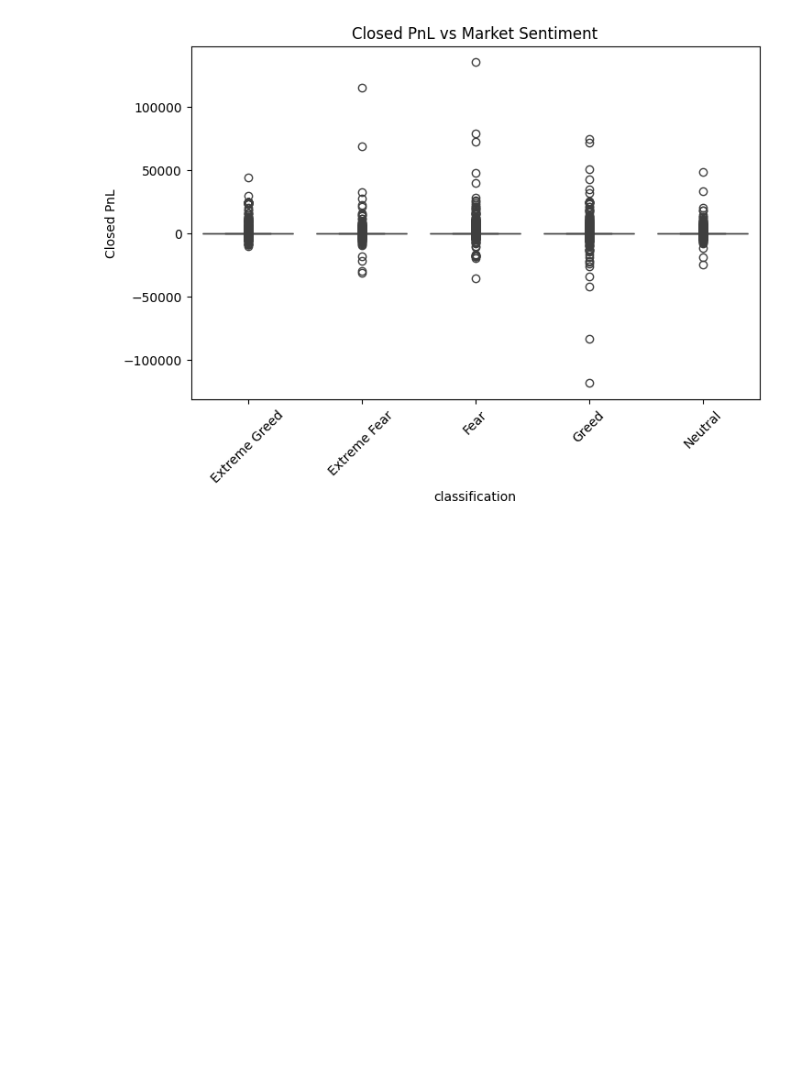
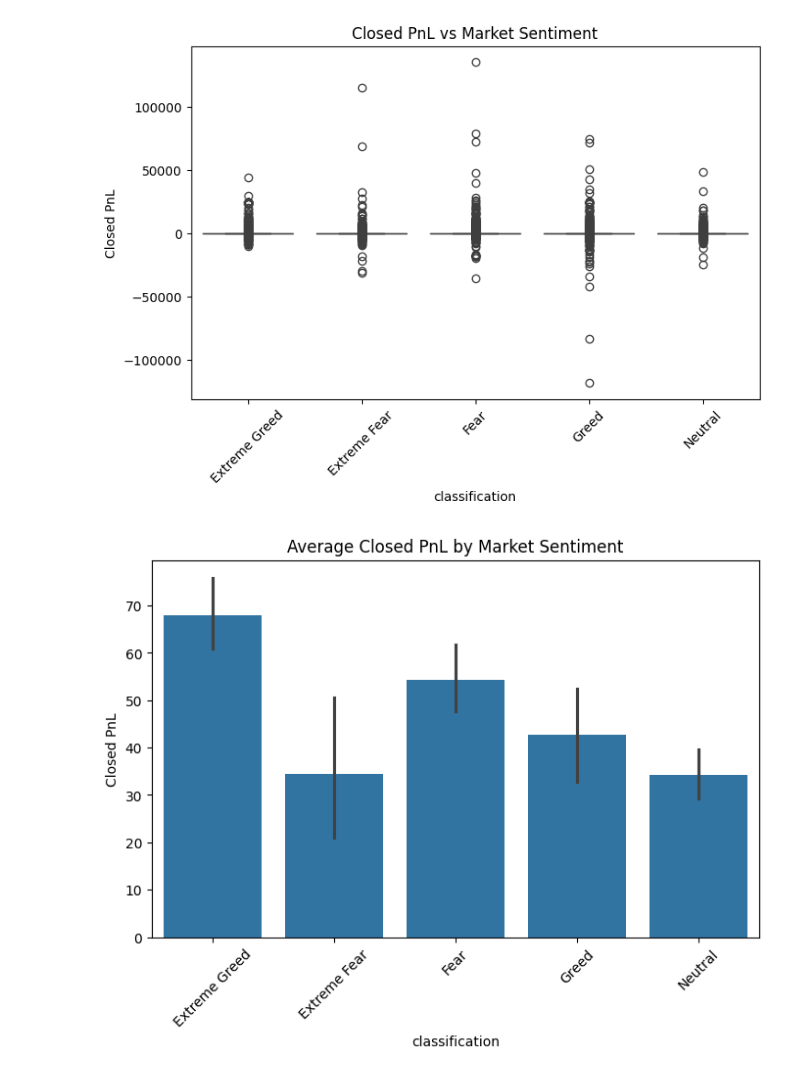
Before and after one commit to thakurdhairya92-gif/bitcoin-sentiment-analysis, a Jupyter notebook: notebooks/analysis.ipynb, the cells around one changed output. Saved outputs shown, nothing was run; the diff lists cells and outputs as text; code cells hidden in the pictures; blank space fills up the shorter version.

Commit message:
Completed PrimeTrade analysis

```diff
--- a/notebooks/analysis.ipynb
+++ b/notebooks/analysis.ipynb
@@ -85,3 +179,18 @@ print(merged.head())
+# %%
+import pandas as pd
+import matplotlib.pyplot as plt
+import seaborn as sns
+
+trader = pd.read_csv("../data/historical_data.csv")
+sentiment = pd.read_csv("../data/fear_greed.csv")
+
+trader['Timestamp IST'] = pd.to_datetime(trader['Timestamp IST'], dayfirst=True)
+sentiment['date'] = pd.to_datetime(sentiment['date'])
+
+trader['Date'] = trader['Timestamp IST'].dt.date
+sentiment['Date'] = sentiment['date'].dt.date
+
+merged = pd.merge(trader, sentiment, on="Date", how="inner")
 # %%
 # Profit Analysis
 print(
@@ -182,3 +291,20 @@ plt.savefig("../outputs/pnl_vs_sentiment.png")
 plt.show()
 # %% [output]
 [figure]
+# %%
+plt.figure(figsize=(8,5))
+
+sns.barplot(
+    x='classification',
+    y='Closed PnL',
+    data=merged,
+    estimator='mean'
+)
+
+plt.title("Average Closed PnL by Market Sentiment")
+
+plt.xticks(rotation=45)
+
+plt.show()
+# %% [output]
+[figure, added]
```
Also changed, not shown: parts of 14 cells of this notebook, 1 other file.
